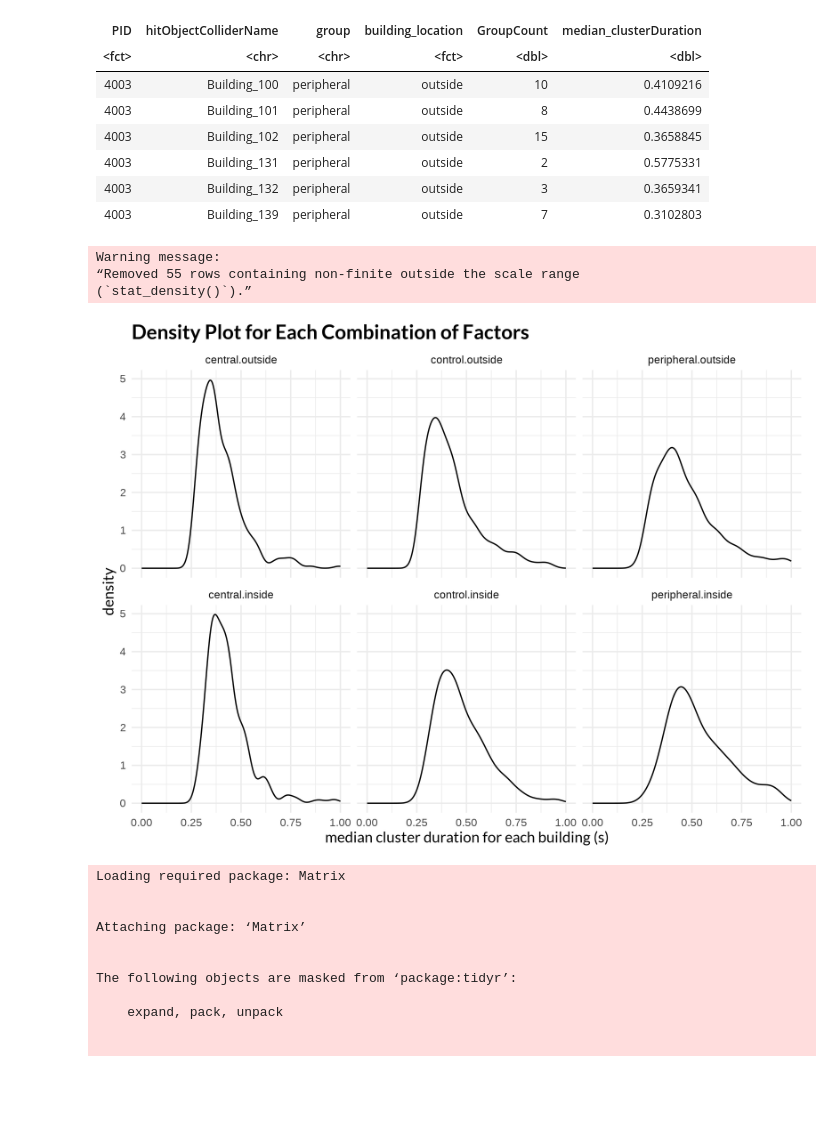
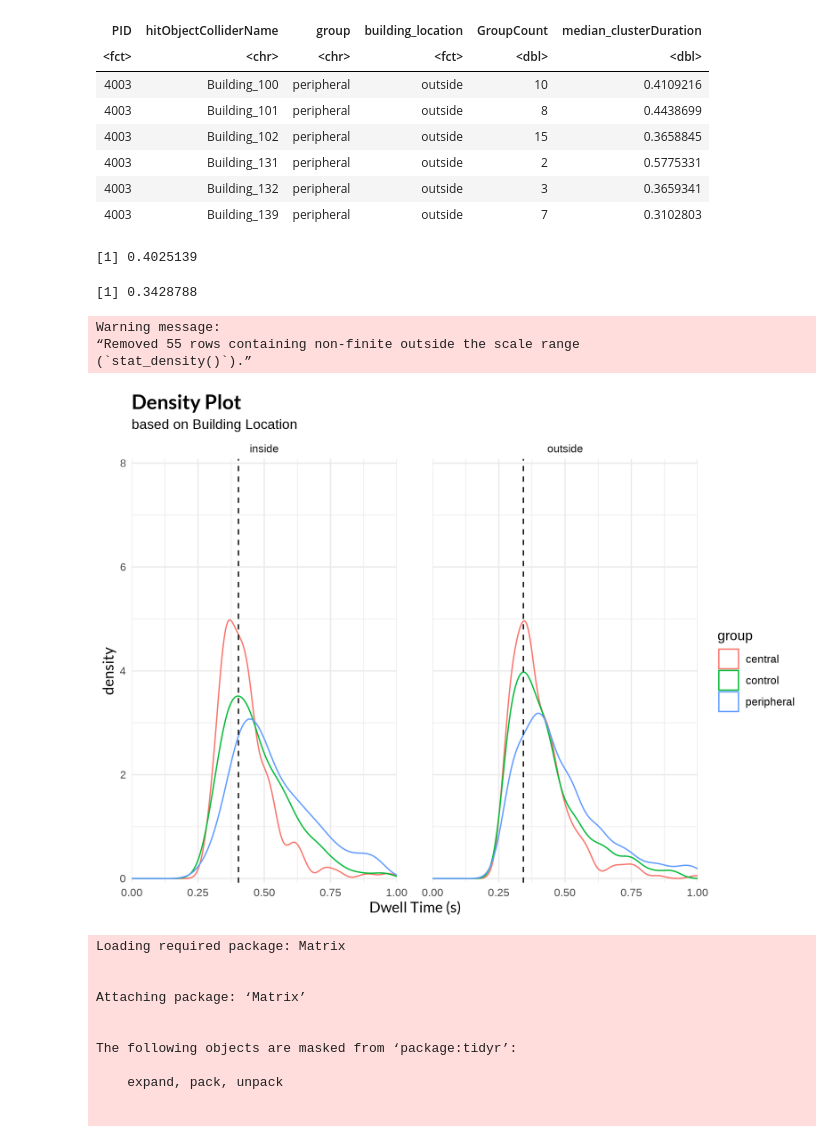
Before and after one commit to SanD94/VReGTrET, a Jupyter notebook: GraphTheory_ET_VR_Westbrueck/Analysis/raw_gaze_analysis/figure_playground.ipynb, the cells around one changed output. Drawn from its saved outputs; the diff is of its cells as text; code cells hidden in the pictures; blank space fills up the shorter version.

Commit message:
add density and emm figures for dwell time and ndc

```diff
--- a/GraphTheory_ET_VR_Westbrueck/Analysis/raw_gaze_analysis/figure_playground.ipynb
+++ b/GraphTheory_ET_VR_Westbrueck/Analysis/raw_gaze_analysis/figure_playground.ipynb
@@ -61,27 +46,49 @@ A tibble: 6 × 6
 | 4003 | Building_132 | peripheral | outside | 3 | 0.3659341 |
 | 4003 | Building_139 | peripheral | outside | 7 | 0.3102803 |
 # %%
+mode_value_inside <- df %>%
+  filter(group == "control" & building_location == "inside") %>%
+  pull(median_clusterDuration) %>%
+  density() %>%
+  {.$x[which.max(.$y)]}
+mode_value_outside <- df %>%
+  filter(group == "control" & building_location == "outside") %>%
+  pull(median_clusterDuration) %>%
+  density() %>%
+  {.$x[which.max(.$y)]}
+mode_value_inside
+mode_value_outside
+
+mode_values <- tibble(building_location = c("inside", "outside"), x = c(mode_value_inside , mode_value_outside))
+
 fig <- df |>
-  ggplot(aes(x = median_clusterDuration)) +
+  ggplot(aes(x = median_clusterDuration, color = group)) +
   geom_density(alpha = 0.6) +  # Adjust alpha for transparency
-  xlim(0, 1) +
-  facet_wrap(~ interaction(group, building_location)) +  # Facet by the interaction of the two factors
+  scale_x_continuous(limits = c(0, 1), expand = c(0,0)) +
+  scale_y_continuous(limits = c(0, 8), expand = c(0.01, 0)) +
+  geom_vline(aes(xintercept = x), linetype = "dashed", data = mode_values) +
+  facet_wrap(~ building_location) +  # Facet by the interaction of the two factors
   theme_minimal() +
-  labs(title = "Density Plot for Each Combination of Factors",
-       x = "median cluster duration for each building (s)",
+  labs(title = "Density Plot",
+      subtitle = "based on Building Location",
+       x = "Dwell Time (s)",
        y = "density") +
   theme(
     plot.title = element_text(family = "lato", size = 16, face = "bold"),
     axis.title.x = element_text(family = "lato", size = 12),
-    axis.title.y = element_text(family = "lato", size = 12)
+    axis.title.y = element_text(family = "lato", size = 12),
+    panel.spacing = unit(2, "lines")
    )
 fig
+
 #ggsave("naisu_only_location.svg", fig)
 # %% [output]
-Warning message:
-“Removed 55 rows containing non-finite outside the scale range
-(`stat_density()`).”
+[1] 0.4025139
+[1] 0.3428788
+Warning message:
+“Removed 55 rows containing non-finite outside the scale range
+(`stat_density()`).”
-[figure, old version]
+[figure, new version]
 # %%
 library(lme4)
 library(emmeans)
```
Also changed, not shown: parts of 18 cells of this notebook, 5 other files.
